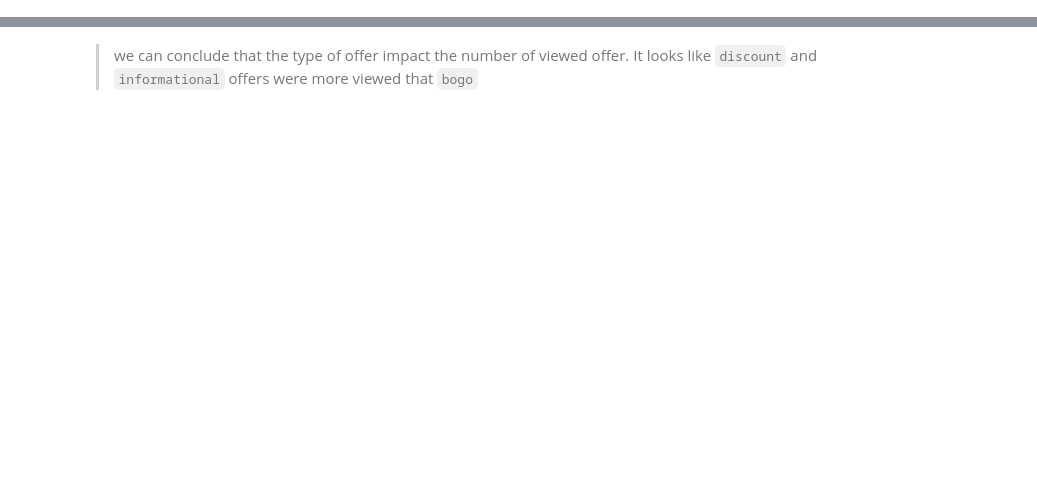
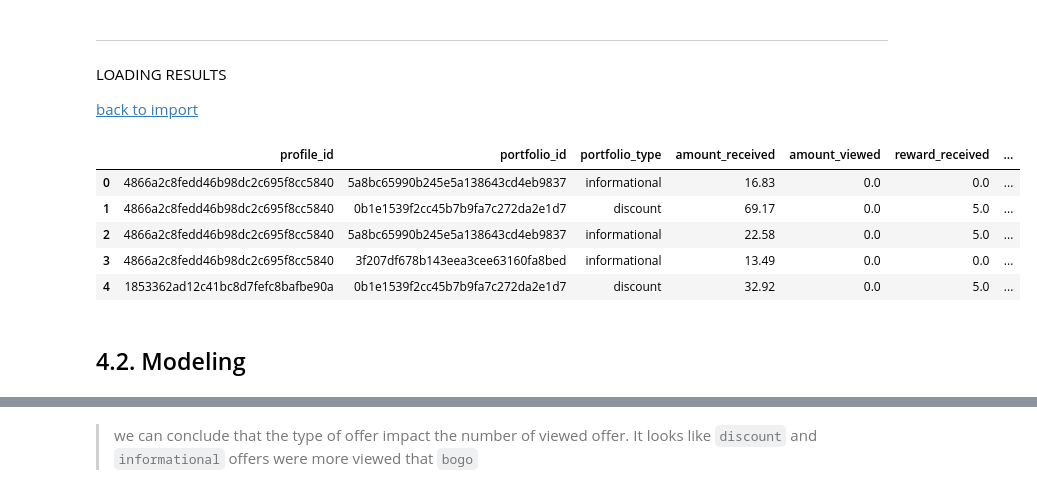
Before and after one commit to 6one2/StarbucksChallenge, a Jupyter notebook: devStarbucks.ipynb, the cells around one changed output, grey strips where cells are left out. Saved outputs shown, nothing was run; the diff lists cells and outputs as text; code cells hidden in the pictures; blank space fills up the shorter version.

```diff
--- a/devStarbucks.ipynb
+++ b/devStarbucks.ipynb
@@ -217,0 +414,26 @@ n_trans.head()
+# %% [markdown]
+___
+<a name="load"></a>LOADING RESULTS
+
+[back to import](#2.-Data-Understanding)
+# %%
+RES = pd.read_csv('./data/res.csv')
+PROFILE = pd.read_csv(
+    './data/profile.csv',
+    index_col='id',
+    dtype={
+        'gender':'category'
+    },
+    parse_dates=['became_member_on']
+)
+RES_copy = RES.copy()
+RES_copy.head()
+# %% [output]
+|  | profile_id | portfolio_id | portfolio_type | amount_received | amount_viewed | reward_received | ... |
+| 0 | 4866a2c8fedd46b98dc2c695f8cc5840 | 5a8bc65990b245e5a138643cd4eb9837 | informational | 16.83 | 0.0 | 0.0 | ... |
+| 1 | 4866a2c8fedd46b98dc2c695f8cc5840 | 0b1e1539f2cc45b7b9fa7c272da2e1d7 | discount | 69.17 | 0.0 | 5.0 | ... |
+| 2 | 4866a2c8fedd46b98dc2c695f8cc5840 | 5a8bc65990b245e5a138643cd4eb9837 | informational | 22.58 | 0.0 | 5.0 | ... |
+| 3 | 4866a2c8fedd46b98dc2c695f8cc5840 | 3f207df678b143eea3cee63160fa8bed | informational | 13.49 | 0.0 | 0.0 | ... |
+| 4 | 1853362ad12c41bc8d7fefc8bafbe90a | 0b1e1539f2cc45b7b9fa7c272da2e1d7 | discount | 32.92 | 0.0 | 5.0 | ... |
+# %% [markdown]
+## 4.2. Modeling
```
Also changed, not shown: parts of 179 cells of this notebook, 4 other files.
